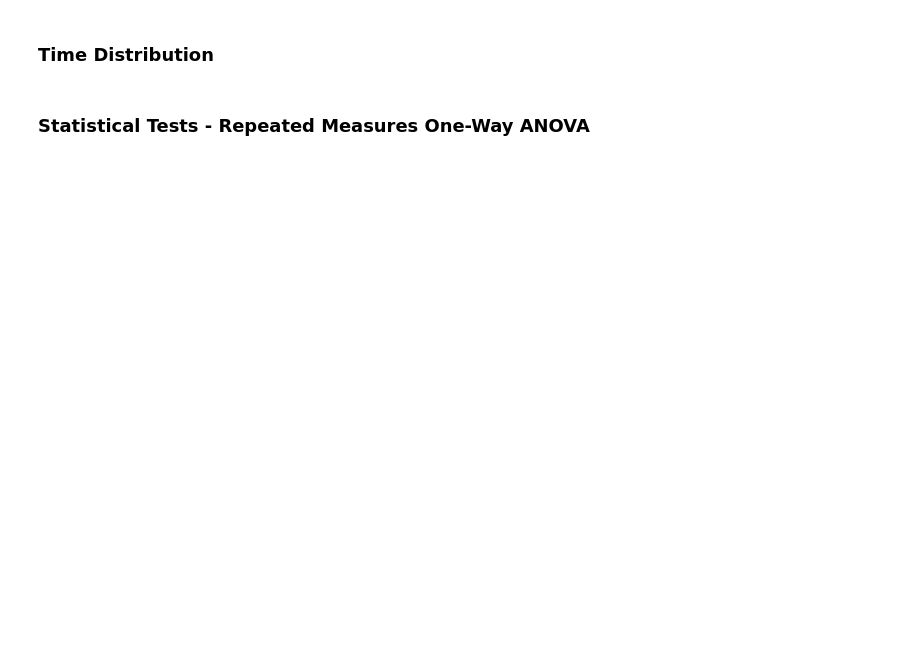
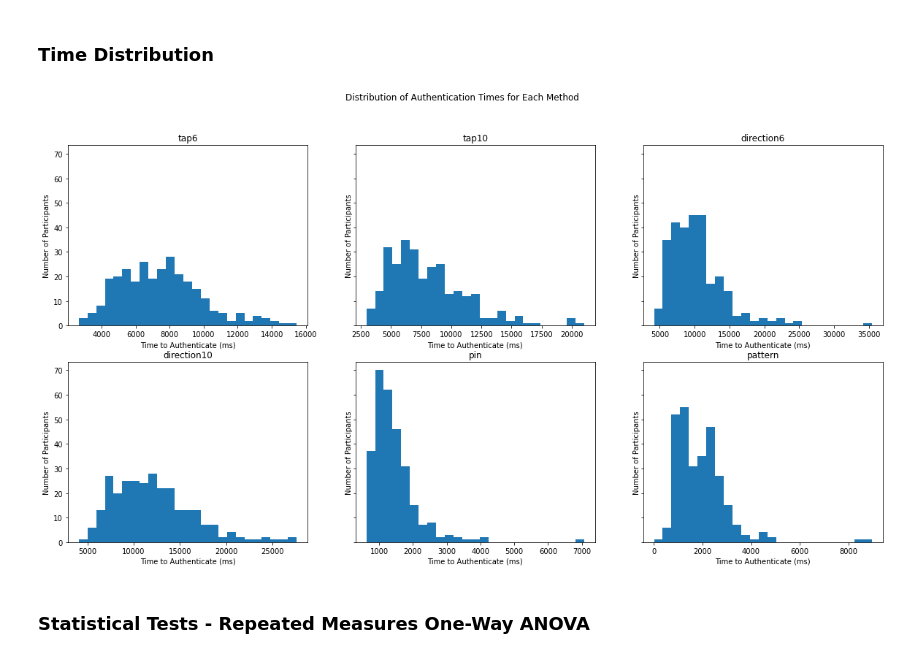
Before and after one commit to MarcElrick/CombinationLock, a Jupyter notebook: analysis.ipynb, the cells around one changed output. Drawn from its saved outputs; the diff is of its cells as text; code cells hidden in the pictures; blank space fills up the shorter version.

```diff
--- a/analysis.ipynb
+++ b/analysis.ipynb
@@ -222,26 +222,28 @@ for rect in rects:
 # %% [markdown]
 ### Time Distribution
 # %%
-# successfulAuths = methodsDict.copy()
+successfulAuths = methodsDict.copy()
 
-# for item in successfulAuths:
-#     successfulAuths[item] = list(
-#         filter(lambda x: x['endState'] == 'SUCCESS', successfulAuths[item]))
-# successfulAuthsTimeList = list(map(lambda x: {x: list(map(
-#     lambda y: y['elapsedTimeInMilliseconds'], successfulAuths[x]))}, successfulAuths))
+for item in successfulAuths:
+    successfulAuths[item] = list(
+        filter(lambda x: x['endState'] == 'SUCCESS', successfulAuths[item]))
+successfulAuthsTimeList = list(map(lambda x: {x: list(map(
+    lambda y: y['elapsedTimeInMilliseconds'], successfulAuths[x]))}, successfulAuths))
 
-# fig, axs = plt.subplots(2, 3, sharey=True, figsize=(20, 10))
-# fig.suptitle('Distribution of Authentication Times for Each Method')
+fig, axs = plt.subplots(2, 3, sharey=True, figsize=(20, 10))
+fig.suptitle('Distribution of Authentication Times for Each Method')
 
-# n_bins = 25
+n_bins = 25
 
 
-# for i in range(0, 2):
-#     for j in range(0, 3):
-#         axs[i, j].hist(successfulAuthsTimeList[3*i+j].values(), bins=n_bins)
-#         axs[i, j].set_title(list(successfulAuthsTimeList[3*i+j].keys())[0])
-#         axs[i, j].set_xlabel('Time to Authenticate (ms)')
-#         axs[i, j].set_ylabel('Number of Participants')
+for i in range(0, 2):
+    for j in range(0, 3):
+        axs[i, j].hist(successfulAuthsTimeList[3*i+j].values(), bins=n_bins)
+        axs[i, j].set_title(list(successfulAuthsTimeList[3*i+j].keys())[0])
+        axs[i, j].set_xlabel('Time to Authenticate (ms)')
+        axs[i, j].set_ylabel('Number of Participants')
+# %% [output]
+[figure, added]
 # %% [markdown]
 ### Statistical Tests - Repeated Measures One-Way ANOVA
 # %%
```
Also changed, not shown: parts of 6 cells of this notebook, 1 other file.
